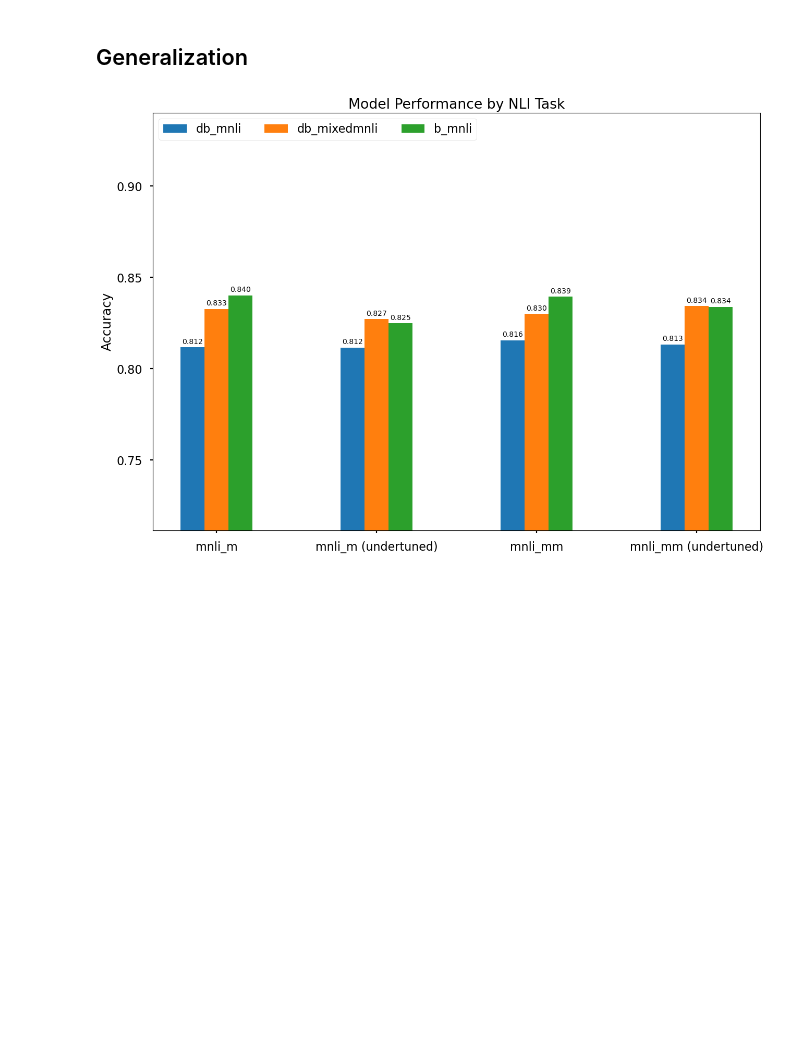
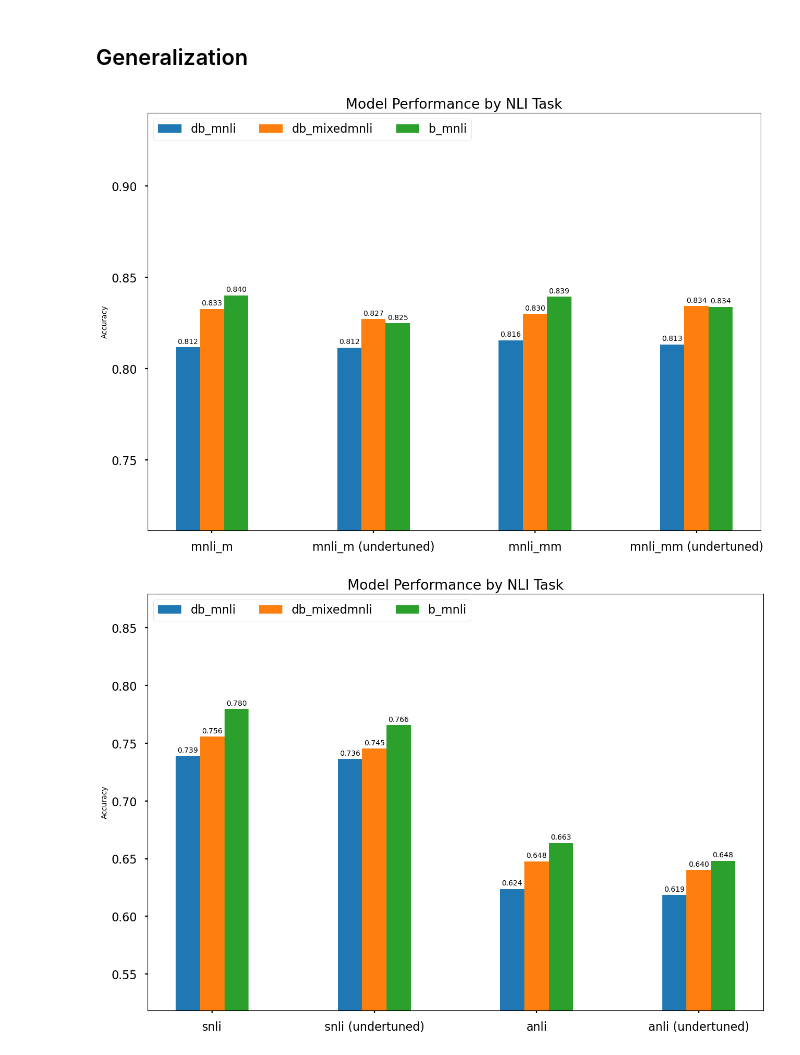
Before and after one commit to zy-f/nlp-distill-probing, a Jupyter notebook: visualization.ipynb, the cells around one changed output. Cells and saved outputs as stored; diff of their text form; code cells hidden in the pictures; blank space fills up the shorter version.

```diff
--- a/visualization.ipynb
+++ b/visualization.ipynb
@@ -117,30 +117,37 @@ def get_bar_plots(tasks, model_accs):
 
     plt.show()
 # %%
-tasks = [
+all_tasks = [
      'mnli_m',
      'mnli_m (undertuned)',
      'mnli_mm',
      'mnli_mm (undertuned)',
+     'snli',
+     'snli (undertuned)',
+     'anli',
+     'anli (undertuned)',
 ]
-tune_types = ['db_mnli', 'db_mixedmnli', 'b_mnli']
-model_accs = {}
-gdf = pd.read_csv('data/gen_outputs.csv')
-gdf_old = pd.read_csv('data/gen_outputs_old.csv')
-for tt in tune_types:
-    arch = 'distilbert' if tt[0] == 'd' else 'bert'
-    subdf = gdf[gdf['m_arch'] == arch]
-    subdf_old = gdf_old[gdf_old['m_arch'] == arch]
-    model_accs[tt] = []
-    tt_col = tt.split('_')[1]
-    for task in tasks:
-        if 'undertuned' in task:
-            task = task[:-len(' (undertuned)')]
-            val = subdf_old[(subdf_old['m_finetune'] == tt_col) & (subdf_old['dset'] == task)].acc
-        else:
-            val = subdf[(subdf['m_finetune'] == tt_col) & (subdf['dset'] == task)].acc
-        model_accs[tt].append(val.item())
-get_bar_plots(tasks, model_accs)
+for i in range(0, len(all_tasks), 4):
+    tasks = all_tasks[i:i+4]
+    tune_types = ['db_mnli', 'db_mixedmnli', 'b_mnli']
+    model_accs = {}
+    gdf = pd.read_csv('data/gen_outputs.csv')
+    gdf_old = pd.read_csv('data/gen_outputs_old.csv')
+    for tt in tune_types:
+        arch = 'distilbert' if tt[0] == 'd' else 'bert'
+        subdf = gdf[gdf['m_arch'] == arch]
+        subdf_old = gdf_old[gdf_old['m_arch'] == arch]
+        model_accs[tt] = []
+        tt_col = tt.split('_')[1]
+        for task in tasks:
+            if 'undertuned' in task:
+                task = task[:-len(' (undertuned)')]
+                val = subdf_old[(subdf_old['m_finetune'] == tt_col) & (subdf_old['dset'] == task)].acc
+            else:
+                val = subdf[(subdf['m_finetune'] == tt_col) & (subdf['dset'] == task)].acc
+            model_accs[tt].append(val.item())
+    get_bar_plots(tasks, model_accs)
 # %% [output]
-[figure, old version]
+[figure, new version]
+[figure, added]
 # %%
```
Also changed, not shown: parts of 5 cells of this notebook, 4 other files.
